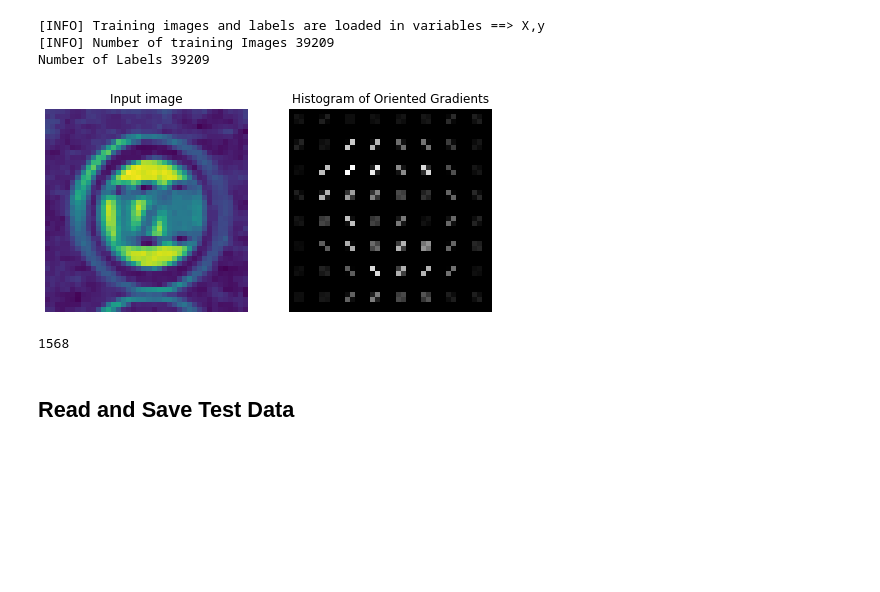
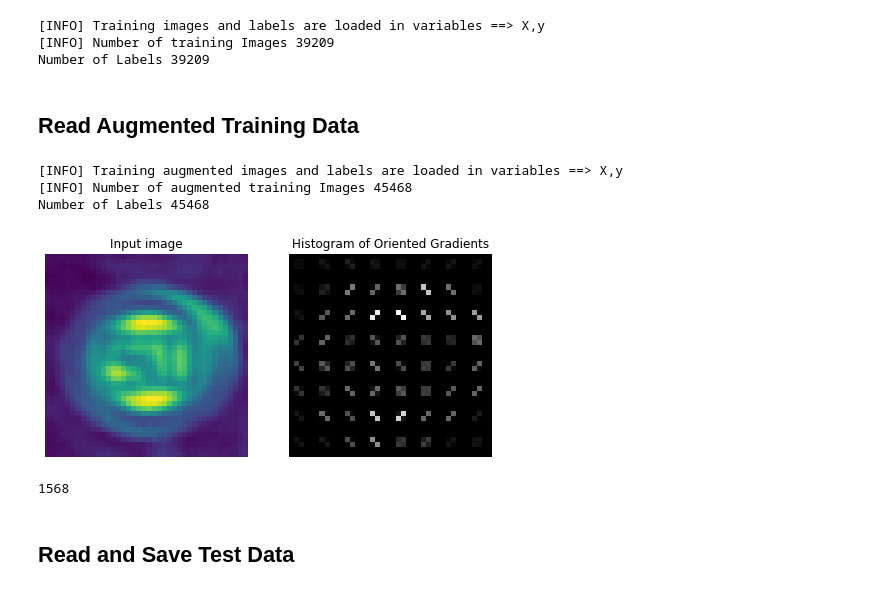
Before and after one commit to keeeeenw/Traffic-Signs-Classification, a Jupyter notebook: HogModel.ipynb, the cells around one changed output. Cells and saved outputs as stored; diff of their text form; code cells hidden in the pictures; blank space fills up the shorter version.

```diff
--- a/HogModel.ipynb
+++ b/HogModel.ipynb
@@ -55,6 +62,21 @@ def readTrafficSigns(rootpath):
         gtFile.close()
     return images, labels
 
+def getAugImageLabel(imgName):
+    return int(imgName.split('_')[0])
+
+def readAugTrafficSigns(rootpath):
+    images = [] # images
+    labels = [] # corresponding labels
+    all_images = list(os.listdir(rootpath))
+    num_examples = len(all_images)
+    random.shuffle(all_images)
+
+    for index in range(num_examples):
+        img_path = os.path.join(rootpath, all_images[index])
+        images.append(plt.imread(img_path))
+        labels.append(getAugImageLabel(all_images[index]))
+    return images, labels
 
 def rgb2gray(rgb):
 
@@ -123,9 +212,9 @@ if os.path.isfile("Image_n_Labels/trainImages.npy") &  os.path.isfile("Image_n_L
     print("[INFO] Number of training Images {} \nNumber of Labels {}".format(len(X), len(y)))
 else:
     # training images and labels
-    trainImages, trainLabels = readTrafficSigns('../GTSRB/Final_Training/Images/')
-    np.save("Image_n_Labels/trainImages.npy",trainImages)
-    np.save("Image_n_Labels/trainLabels.npy",trainLabels)
+    X, y = readTrafficSigns('../GTSRB/Final_Training/Images/')
+    np.save("Image_n_Labels/trainImages.npy",X)
+    np.save("Image_n_Labels/trainLabels.npy",y)
     print("[INFO] training images and labels are read from the dataset directory")
     print("[INFO] training images saved to Image_n_Labels/trainingImages.npy for further use")
     print("[INFO] training labels saved to Image_n_Labels/trainingLabels.npy for further use")
@@ -133,26 +222,46 @@ else:
 [INFO] Training images and labels are loaded in variables ==> X,y
 [INFO] Number of training Images 39209
 Number of Labels 39209
+# %% [markdown]
+## Read Augmented Training Data
+# %%
+if os.path.isfile("Image_n_Labels/trainAugImages.npy") &  os.path.isfile("Image_n_Labels/trainAugLabels.npy") :
+    trainAugImages = np.load("Image_n_Labels/trainAugImages.npy", allow_pickle=True)
+    trainAugLabels = np.load("Image_n_Labels/trainAugLabels.npy", allow_pickle=True)
+    print("[INFO] Training augmented images and labels are loaded in variables ==> X,y")
+    print("[INFO] Number of augmented training Images {} \nNumber of Labels {}".format(len(trainAugImages), len(trainAugLabels)))
+else:
+    # training images and labels
+    trainAugImages, trainAugLabels = readAugTrafficSigns('data/train_aug')
+    np.save("Image_n_Labels/trainAugImages.npy",trainAugImages)
+    np.save("Image_n_Labels/trainAugLabels.npy",trainAugLabels)
+    print("[INFO] training augmented images and labels are read from the dataset directory")
+    print("[INFO] training augmented images saved to Image_n_Labels/trainingImages.npy for further use")
+    print("[INFO] training augmented labels saved to Image_n_Labels/trainingLabels.npy for further use")
+# %% [output]
+[INFO] Training augmented images and labels are loaded in variables ==> X,y
+[INFO] Number of augmented training Images 45468
+Number of Labels 45468
 # %%
 # simple test on single image for HoG features
 n = np.random.randint(0,len(X))
 i1 = X[n]
 grayim = rgb2gray(i1)
 gI1 = transform.resize(grayim,(40,40))
 # gI2 = cv2.resize(grayim, (40, 40), interpolation = cv2.INTER_CUBIC)
 # Original parms
 # (H, hogImage) = feature.hog(gI1, orientations=9, pixels_per_cell=(8,8),
 #     cells_per_block=(2, 2), transform_sqrt=True, visualise=True)
 
 # HOG 2 from http://www.lara.prd.fr/_media/users/ijcnn.pdf
 (H, hogImage) = feature.hog(gI1, orientations=8, pixels_per_cell=(5,5),
                             cells_per_block=(2, 2), transform_sqrt=True, visualise=True)
-hogImage = exposure.rescale_intensity(hogImage, out_range=(0, 255)).astype("uint8")
+# hogImage = exposure.rescale_intensity(hogImage, out_range=(0, 255)).astype("uint8")
 
 showimg_n_hog(gI1, hogImage)
 print(len(H))
 # %% [output]
-[figure, old version]
+[figure, new version]
 1568
 # %% [markdown]
 ## Read and Save Test Data
```
Also changed, not shown: parts of 38 cells of this notebook, 2 other files.
